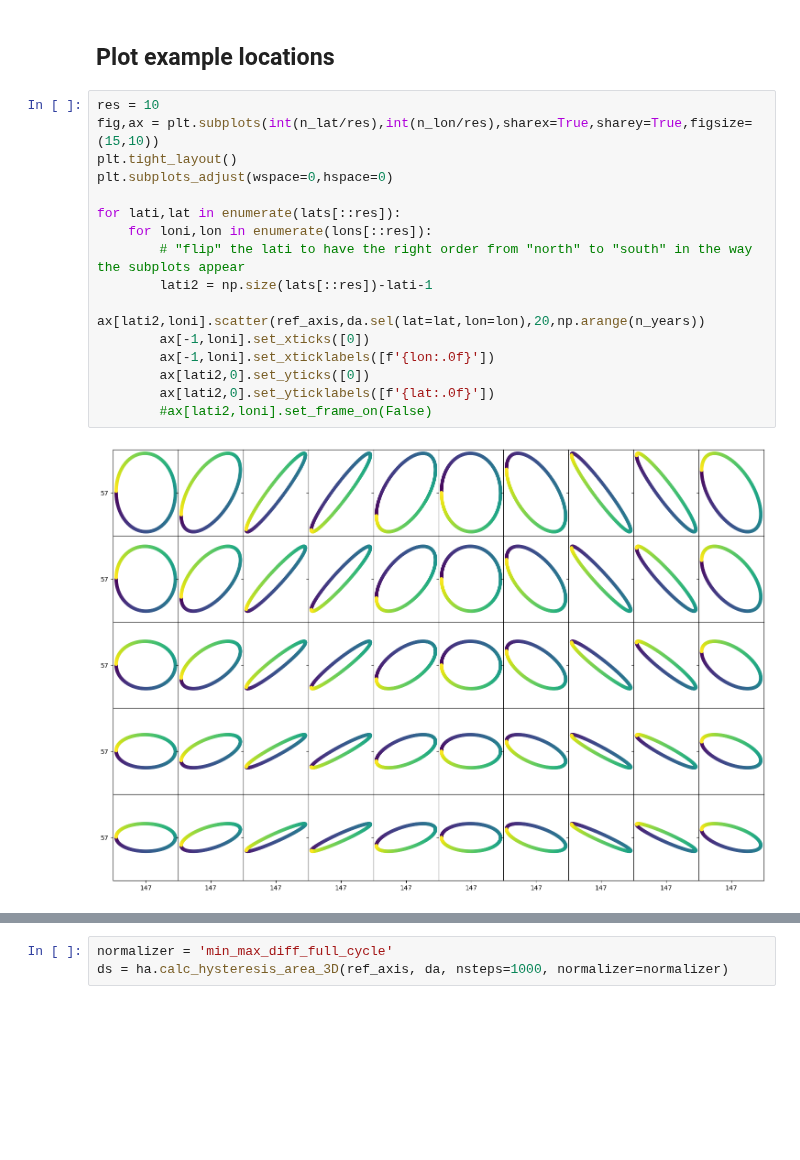
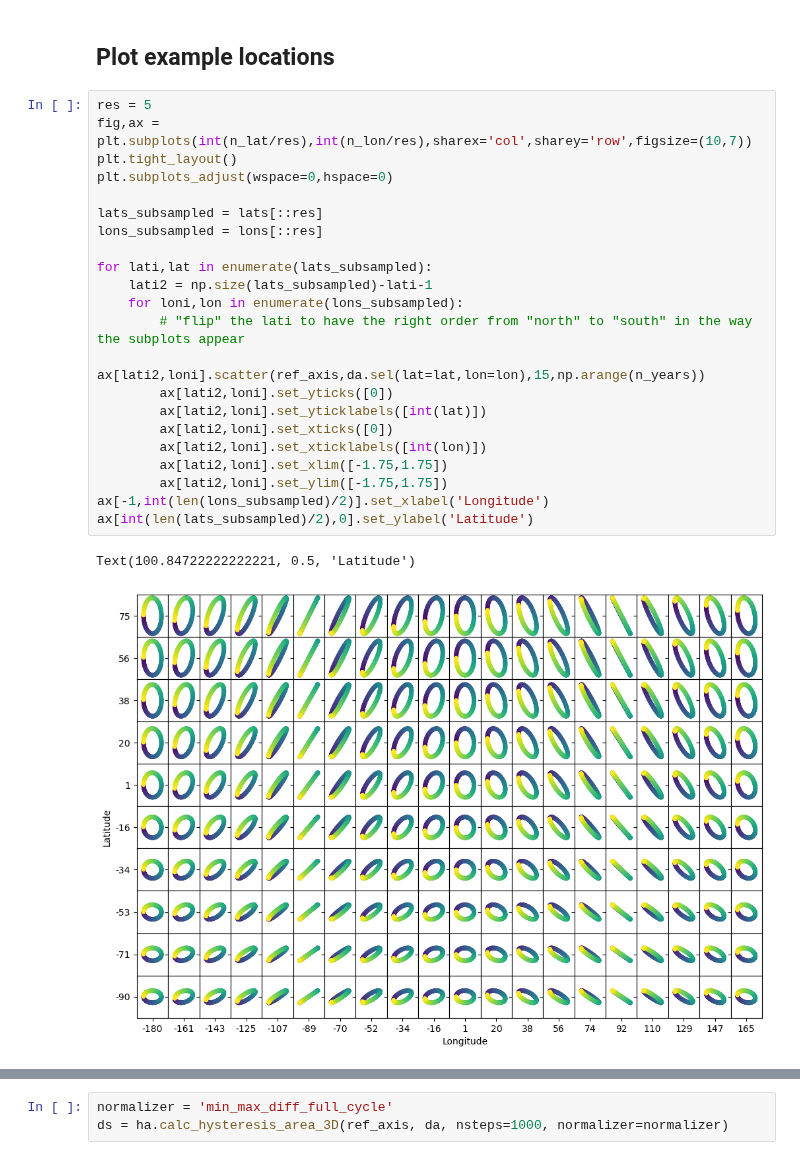
Before and after one commit to eikekoehn/hysteresis, a Jupyter notebook: demo_3d.ipynb, the cells around one changed output, grey strips where cells are left out. Cells and saved outputs as stored; diff of their text form; blank space fills up the shorter version.

```diff
--- a/demo_3d.ipynb
+++ b/demo_3d.ipynb
@@ -57,21 +57,28 @@ ref_axis = np.sin(np.linspace(-np.pi/2,3/2*np.pi,n_years)) # strictly monotonica
 # %% [markdown]
 ## Plot example locations
 # %%
-res = 10
-fig,ax = plt.subplots(int(n_lat/res),int(n_lon/res),sharex=True,sharey=True,figsize=(15,10))
+res = 5
+fig,ax = plt.subplots(int(n_lat/res),int(n_lon/res),sharex='col',sharey='row',figsize=(10,7))
 plt.tight_layout()
 plt.subplots_adjust(wspace=0,hspace=0)
 
-for lati,lat in enumerate(lats[::res]):
-    for loni,lon in enumerate(lons[::res]):
+lats_subsampled = lats[::res]
+lons_subsampled = lons[::res]
+
+for lati,lat in enumerate(lats_subsampled):
+    lati2 = np.size(lats_subsampled)-lati-1
+    for loni,lon in enumerate(lons_subsampled):
         # "flip" the lati to have the right order from "north" to "south" in the way the subplots appear
-        lati2 = np.size(lats[::res])-lati-1
-        ax[lati2,loni].scatter(ref_axis,da.sel(lat=lat,lon=lon),20,np.arange(n_years))
-        ax[-1,loni].set_xticks([0])
-        ax[-1,loni].set_xticklabels([f'{lon:.0f}'])
-        ax[lati2,0].set_yticks([0])
-        ax[lati2,0].set_yticklabels([f'{lat:.0f}'])
-        #ax[lati2,loni].set_frame_on(False)
+        ax[lati2,loni].scatter(ref_axis,da.sel(lat=lat,lon=lon),15,np.arange(n_years))
+        ax[lati2,loni].set_yticks([0])
+        ax[lati2,loni].set_yticklabels([int(lat)])
+        ax[lati2,loni].set_xticks([0])
+        ax[lati2,loni].set_xticklabels([int(lon)])
+        ax[lati2,loni].set_xlim([-1.75,1.75])
+        ax[lati2,loni].set_ylim([-1.75,1.75])
+ax[-1,int(len(lons_subsampled)/2)].set_xlabel('Longitude')
+ax[int(len(lats_subsampled)/2),0].set_ylabel('Latitude')
 # %% [output]
+Text(100.84722222222221, 0.5, 'Latitude')
-[figure, old version]
+[figure, new version]
 # %% [markdown]
```
Also changed, not shown: parts of 2 cells of this notebook.
